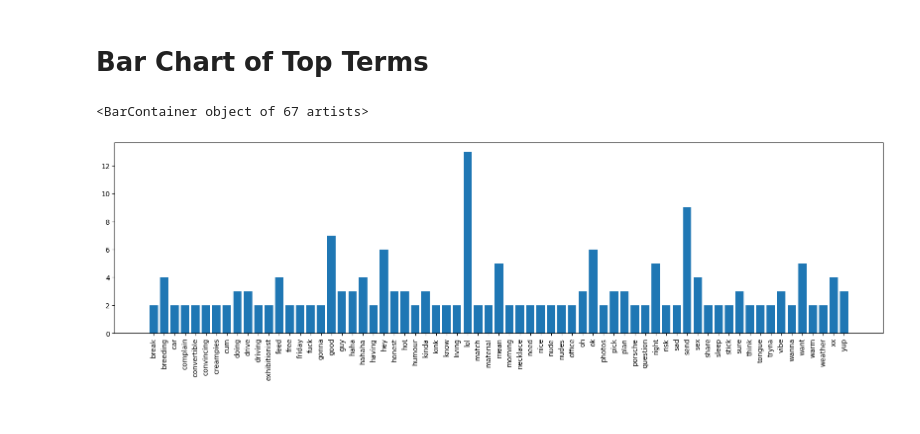
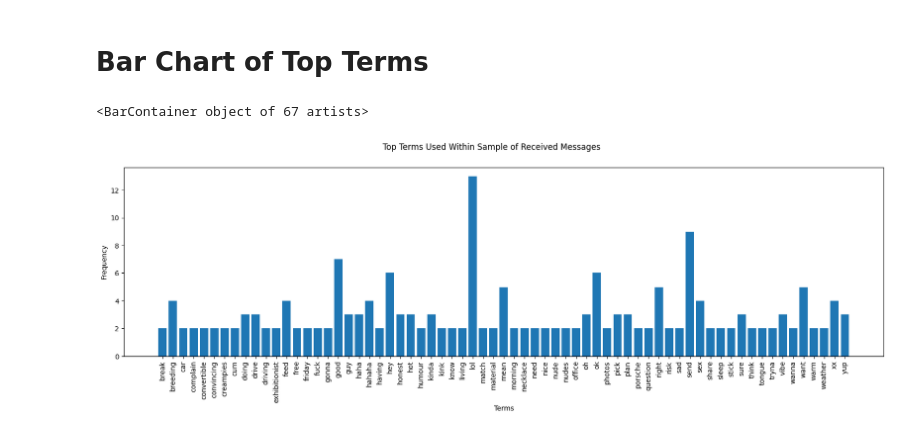
Before and after one commit to Coletterbox/Analysis-of-Some-Guy-s-Attempt-at-Small-Talk, a Jupyter notebook: WhatsApp Chat Analysis.ipynb, the cells around one changed output. Cells and saved outputs as stored; diff of their text form; code cells hidden in the pictures.

Commit message:
Add bar chart axis labels and title

```diff
--- a/WhatsApp Chat Analysis.ipynb
+++ b/WhatsApp Chat Analysis.ipynb
@@ -269,18 +269,22 @@ list
 # %%
 # might be easier to try to work with the Counter object than the sorted() list
 counted_list
 # type(counted_list)
 
 for key, value in list(counted_list.items()):
     if value < 2:
         del counted_list[key]
 
 counted_list
 
 temp2 = plt.figure(figsize=(20, 5))
 temp = plt.xticks(rotation=90)
 
+plt.suptitle("Top Terms Used Within Sample of Received Messages")
+plt.xlabel("Terms")
+plt.ylabel("Frequency")
+
 plt.bar(counted_list.keys(), counted_list.values())
 # %% [output]
 <BarContainer object of 67 artists>
-[figure, old version]
+[figure, new version]
```
